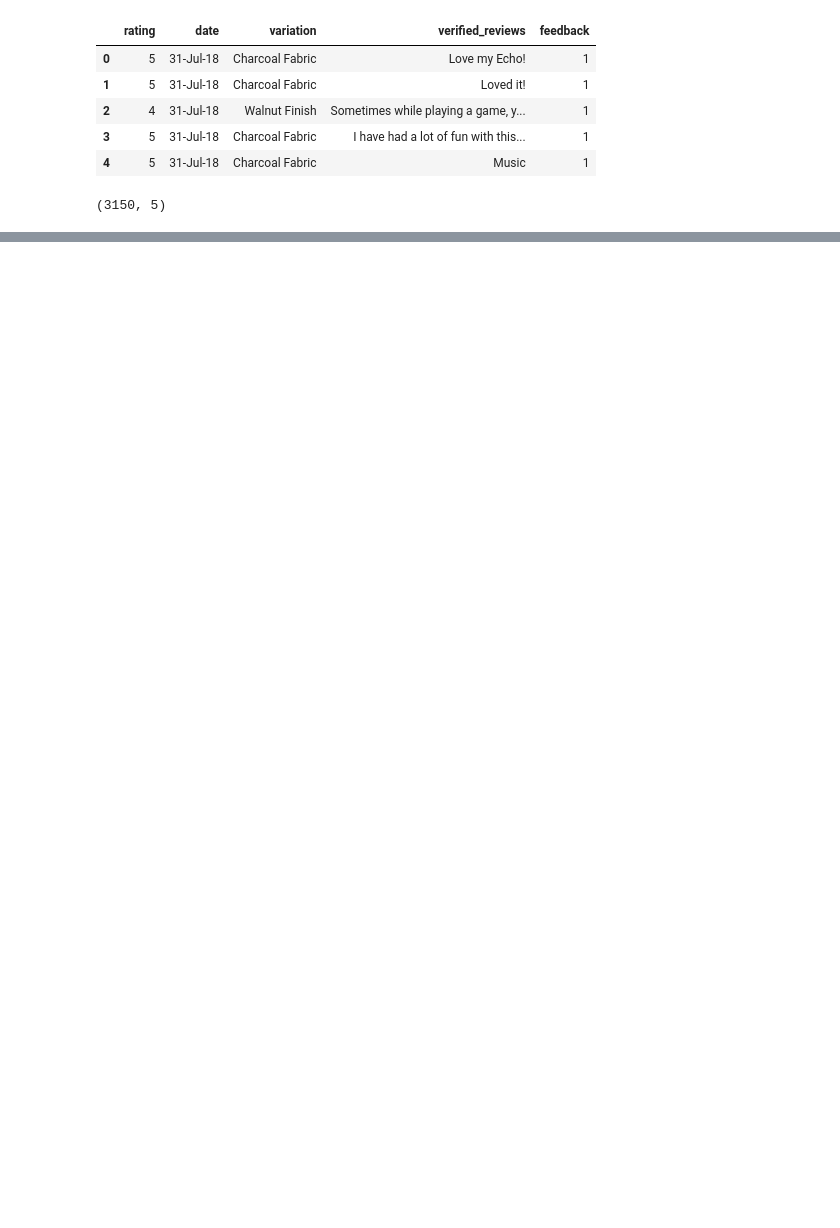
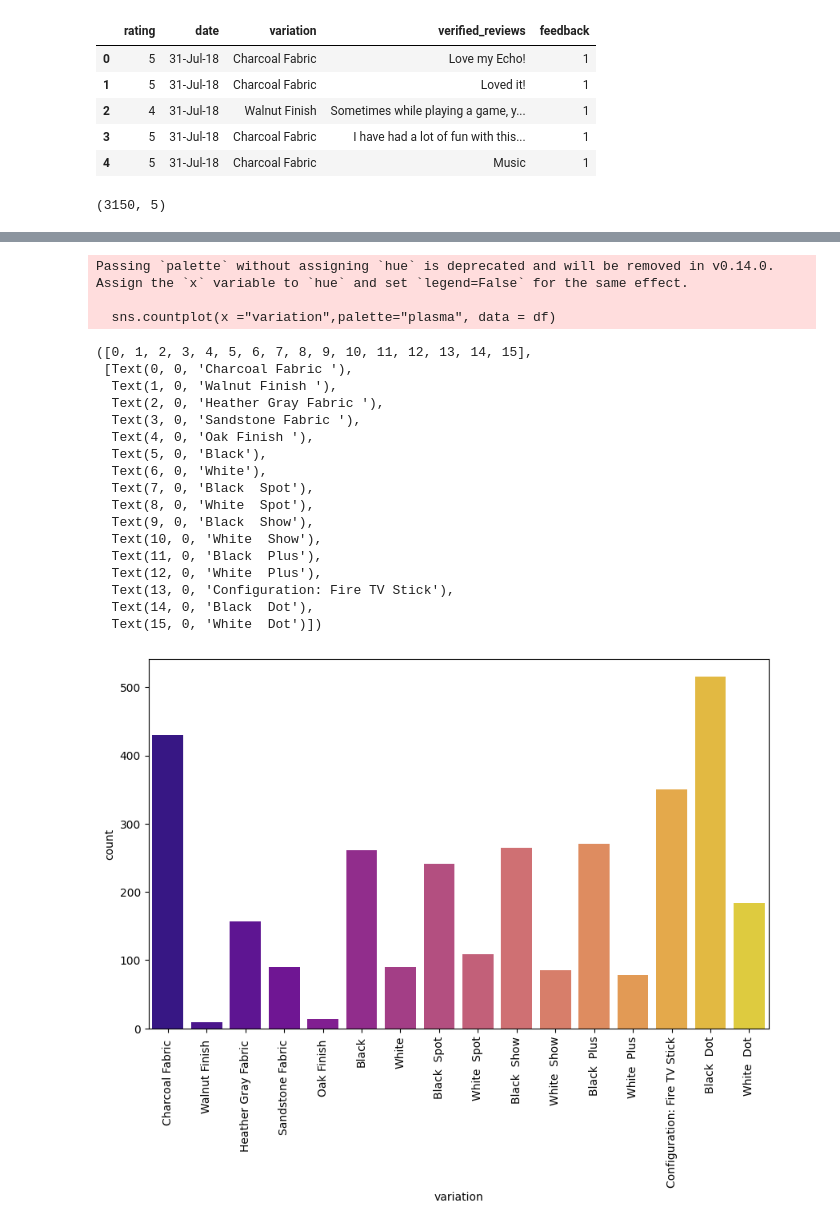
Before and after one commit to SriRamK345/Sentiment_Analysis_Amazon_Review, a Jupyter notebook: Senti.ipynb, the cells around one changed output, grey strips where cells are left out. Drawn from its saved outputs; the diff is of its cells as text; code cells hidden in the pictures; blank space fills up the shorter version.

```diff
--- a/Senti.ipynb
+++ b/Senti.ipynb
@@ -29,0 +173,26 @@ dtype: int64
+# %%
+plt.figure(figsize=(10,6))
+sns.countplot(x ="variation",palette="plasma", data = df)
+plt.xticks(rotation=90)
+# %% [output]
+Passing `palette` without assigning `hue` is deprecated and will be removed in v0.14.0. Assign the `x` variable to `hue` and set `legend=False` for the same effect.
+
+  sns.countplot(x ="variation",palette="plasma", data = df)
+([0, 1, 2, 3, 4, 5, 6, 7, 8, 9, 10, 11, 12, 13, 14, 15],
+ [Text(0, 0, 'Charcoal Fabric '),
+  Text(1, 0, 'Walnut Finish '),
+  Text(2, 0, 'Heather Gray Fabric '),
+  Text(3, 0, 'Sandstone Fabric '),
+  Text(4, 0, 'Oak Finish '),
+  Text(5, 0, 'Black'),
+  Text(6, 0, 'White'),
+  Text(7, 0, 'Black  Spot'),
+  Text(8, 0, 'White  Spot'),
+  Text(9, 0, 'Black  Show'),
+  Text(10, 0, 'White  Show'),
+  Text(11, 0, 'Black  Plus'),
+  Text(12, 0, 'White  Plus'),
+  Text(13, 0, 'Configuration: Fire TV Stick'),
+  Text(14, 0, 'Black  Dot'),
+  Text(15, 0, 'White  Dot')])
+[figure, added]
```
Also changed, not shown: parts of 16 cells of this notebook.
